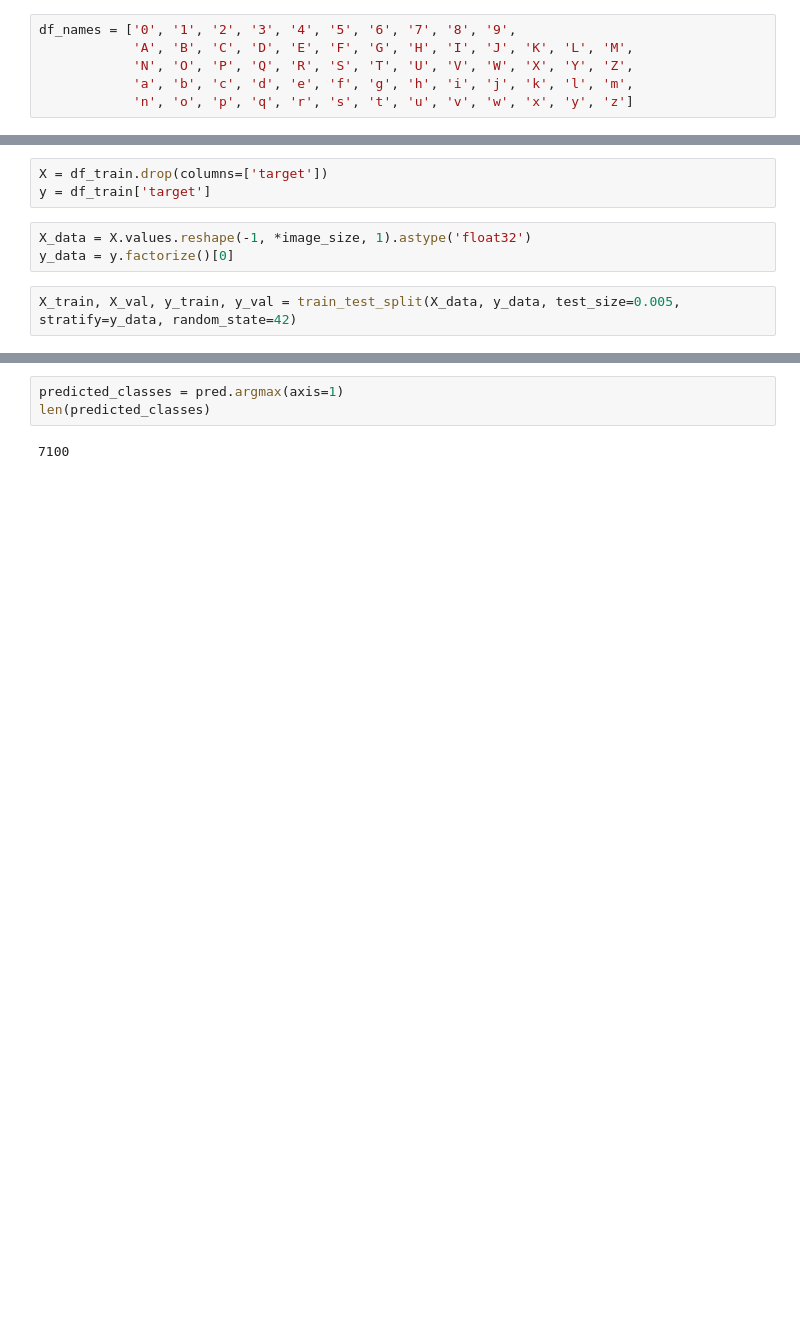
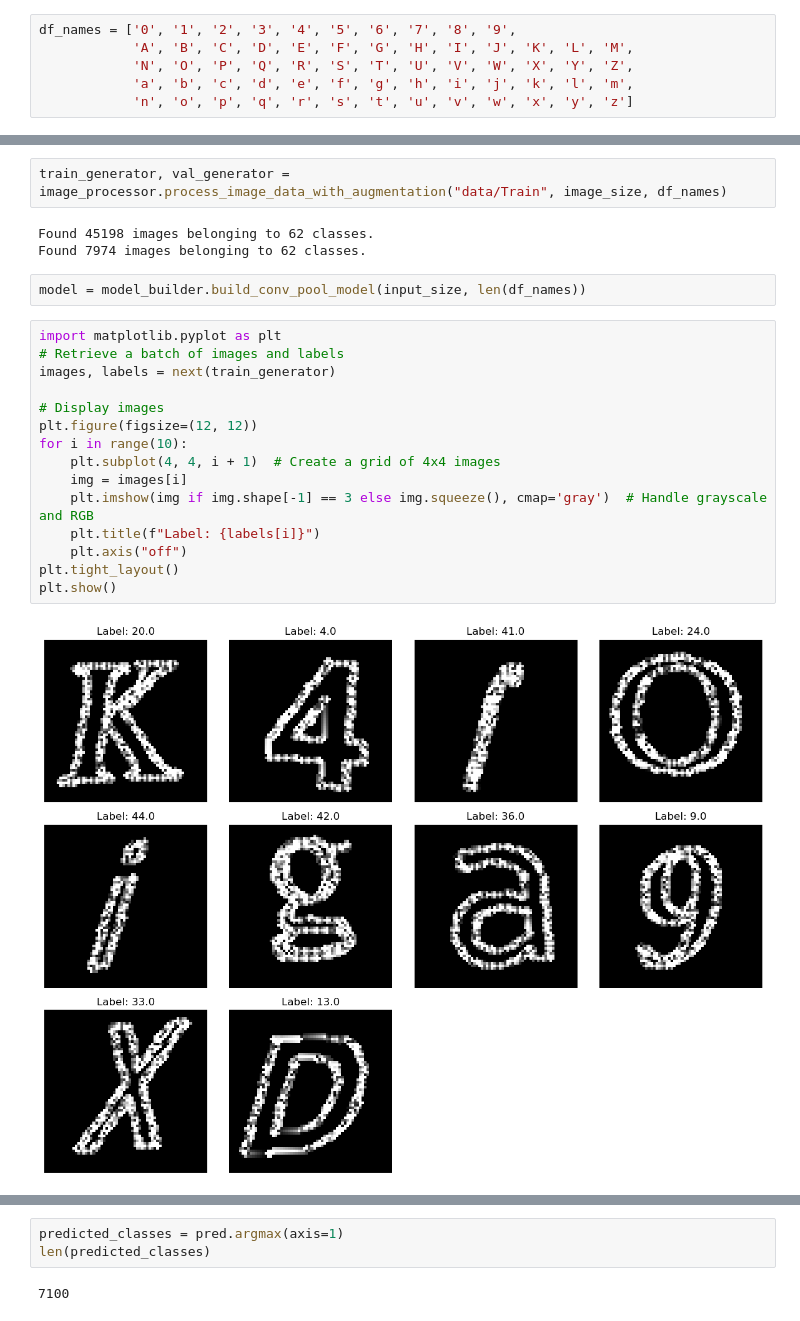
Before and after one commit to Nandi0813/Adatelmezes-HF, a Jupyter notebook: main.ipynb, the cells around one changed output, grey strips where cells are left out. Cells and saved outputs as stored; diff of their text form; blank space fills up the shorter version.

```diff
--- a/main.ipynb
+++ b/main.ipynb
@@ -27,9 +25,25 @@ df_train = image_processor.process_image_data_with_edges("data/Train", image_siz
-# %%
-X = df_train.drop(columns=['target'])
-y = df_train['target']
-# %%
-X_data = X.values.reshape(-1, *image_size, 1).astype('float32')
-y_data = y.factorize()[0]
-# %%
-X_train, X_val, y_train, y_val = train_test_split(X_data, y_data, test_size=0.005, stratify=y_data, random_state=42)
+# %%
+train_generator, val_generator = image_processor.process_image_data_with_augmentation("data/Train", image_size, df_names)
+# %% [output]
+Found 45198 images belonging to 62 classes.
+Found 7974 images belonging to 62 classes.
+# %%
+model = model_builder.build_conv_pool_model(input_size, len(df_names))
+# %%
+import matplotlib.pyplot as plt
+# Retrieve a batch of images and labels
+images, labels = next(train_generator)
+
+# Display images
+plt.figure(figsize=(12, 12))
+for i in range(10):
+    plt.subplot(4, 4, i + 1)  # Create a grid of 4x4 images
+    img = images[i]
+    plt.imshow(img if img.shape[-1] == 3 else img.squeeze(), cmap='gray')  # Handle grayscale and RGB
+    plt.title(f"Label: {labels[i]}")
+    plt.axis("off")
+plt.tight_layout()
+plt.show()
+# %% [output]
+[figure, added]
 # %%
```
Also changed, not shown: parts of 19 cells of this notebook, 2 other files.
